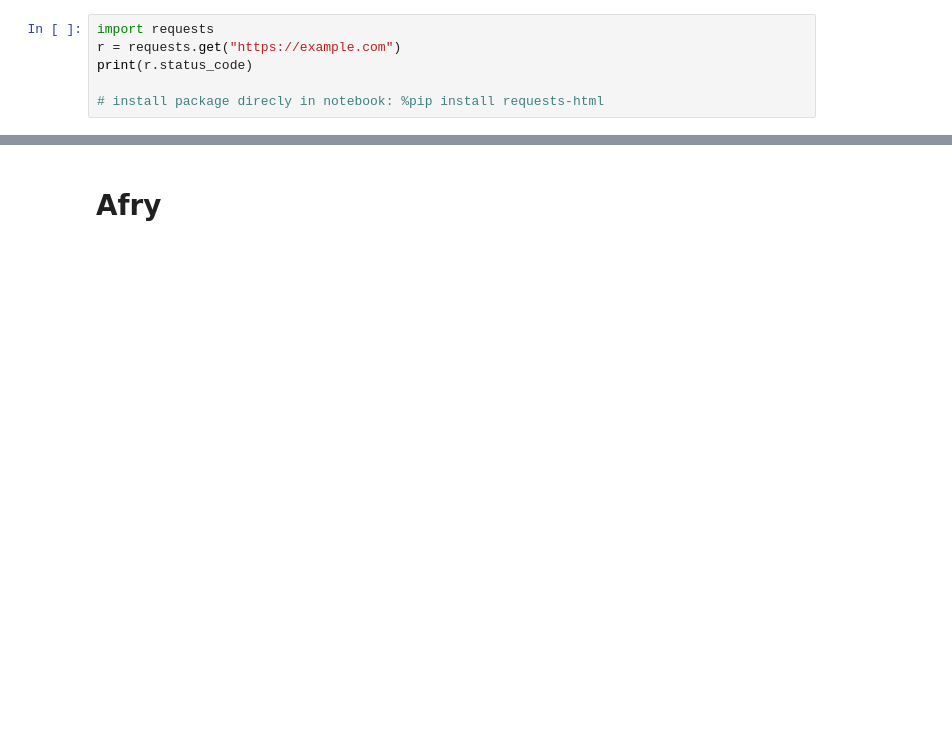
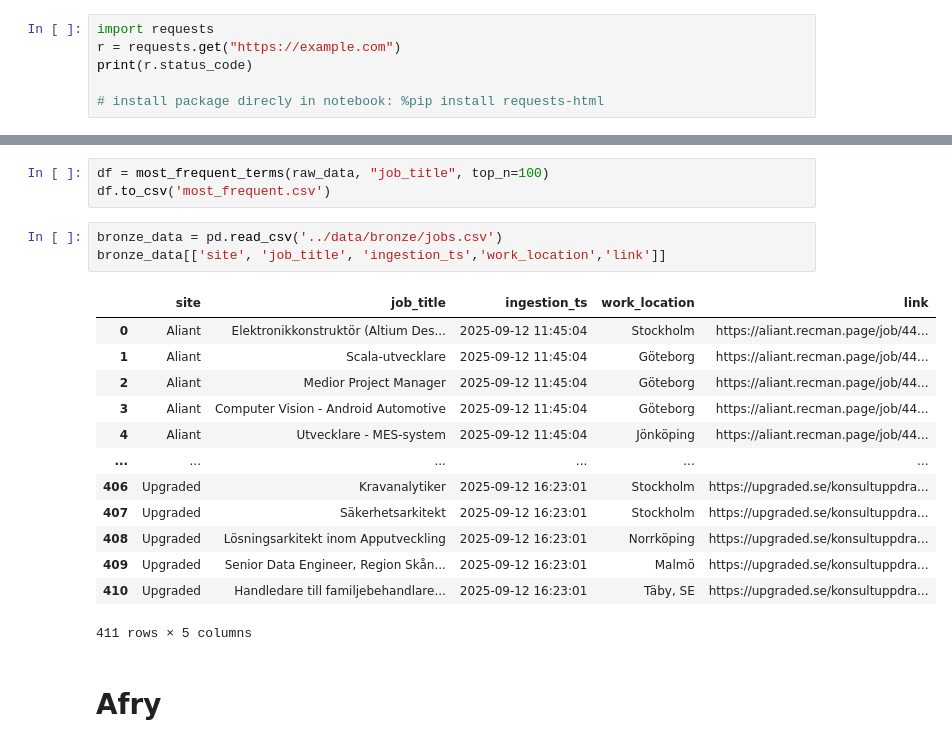
Before and after one commit to mimmitheresia/data_science-repo, a Jupyter notebook: training/notebooks/jobscreaping.ipynb, the cells around one changed output, grey strips where cells are left out. Drawn from its saved outputs; the diff is of its cells as text; blank space fills up the shorter version.

```diff
--- a/training/notebooks/jobscreaping.ipynb
+++ b/training/notebooks/jobscreaping.ipynb
@@ -30,3 +70,23 @@ def slugify_title_for_link(text: str) -> str:
+# %%
+df = most_frequent_terms(raw_data, "job_title", top_n=100)
+df.to_csv('most_frequent.csv')
+# %%
+bronze_data = pd.read_csv('../data/bronze/jobs.csv')
+bronze_data[['site', 'job_title', 'ingestion_ts','work_location','link']]
+# %% [output]
+|  | site | job_title | ingestion_ts | work_location | link |
+| 0 | Aliant | Elektronikkonstruktör (Altium Des... | 2025-09-12 11:45:04 | Stockholm | https://aliant.recman.page/job/44... |
+| 1 | Aliant | Scala-utvecklare | 2025-09-12 11:45:04 | Göteborg | https://aliant.recman.page/job/44... |
+| 2 | Aliant | Medior Project Manager | 2025-09-12 11:45:04 | Göteborg | https://aliant.recman.page/job/44... |
+| 3 | Aliant | Computer Vision - Android Automotive | 2025-09-12 11:45:04 | Göteborg | https://aliant.recman.page/job/44... |
+| 4 | Aliant | Utvecklare - MES-system | 2025-09-12 11:45:04 | Jönköping | https://aliant.recman.page/job/44... |
+| ... | ... | ... | ... | ... | ... |
+| 406 | Upgraded | Kravanalytiker | 2025-09-12 16:23:01 | Stockholm | https://upgraded.se/konsultuppdra... |
+| 407 | Upgraded | Säkerhetsarkitekt | 2025-09-12 16:23:01 | Stockholm | https://upgraded.se/konsultuppdra... |
+| 408 | Upgraded | Lösningsarkitekt inom Apputveckling | 2025-09-12 16:23:01 | Norrköping | https://upgraded.se/konsultuppdra... |
+| 409 | Upgraded | Senior Data Engineer, Region Skån... | 2025-09-12 16:23:01 | Malmö | https://upgraded.se/konsultuppdra... |
+| 410 | Upgraded | Handledare till familjebehandlare... | 2025-09-12 16:23:01 | Täby, SE | https://upgraded.se/konsultuppdra... |
+411 rows × 5 columns
 # %% [markdown]
 # Afry
 # %%
```
Also changed, not shown: parts of 30 cells of this notebook, 5 other files.
